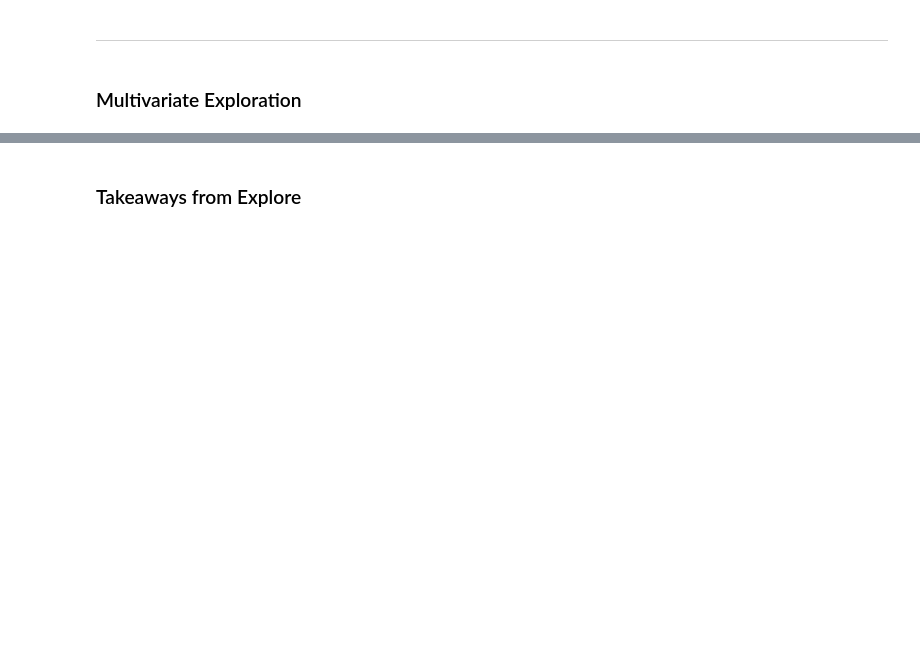
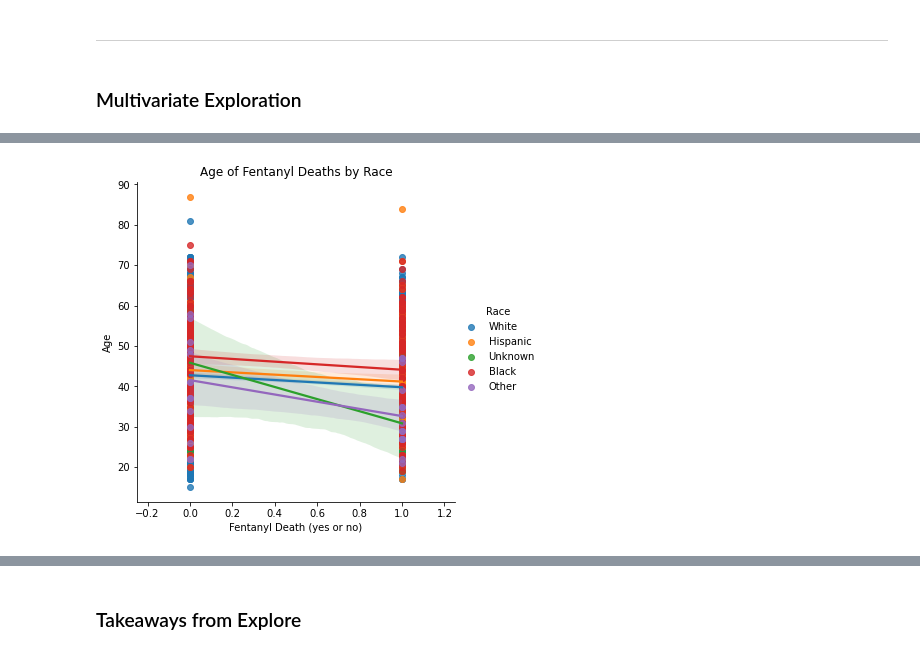
Before and after one commit to natasharivers/individual_project, a Jupyter notebook: Final Notebook.ipynb, the cells around one changed output, grey strips where cells are left out. Saved outputs shown, nothing was run; the diff lists cells and outputs as text; code cells hidden in the pictures; blank space fills up the shorter version.

```diff
--- a/Final Notebook.ipynb
+++ b/Final Notebook.ipynb
@@ -227,3 +372,13 @@ None
+# %%
+#visualize heroin deaths by age and race
+sns.lmplot(x='Fentanyl', y='Age', hue='Race', data=train)
+plt.title('Age of Fentanyl Deaths by Race')
+plt.ylabel('Age')
+plt.xlabel('Fentanyl Death (yes or no)')
+plt.xlim(-0.25, 1.25)
+None
+# %% [output]
+[figure, added]
 # %%
 #visualize heroin deaths by age and race
 sns.lmplot(x='White', y='Age', hue='MannerofDeath', data=train)
```
Also changed, not shown: parts of 59 cells of this notebook.
